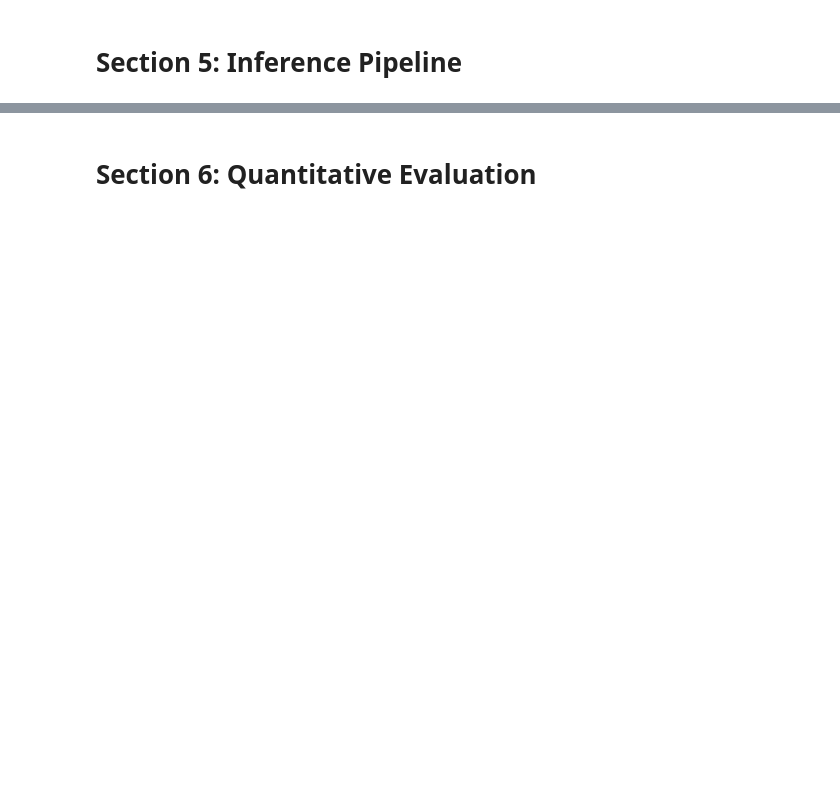
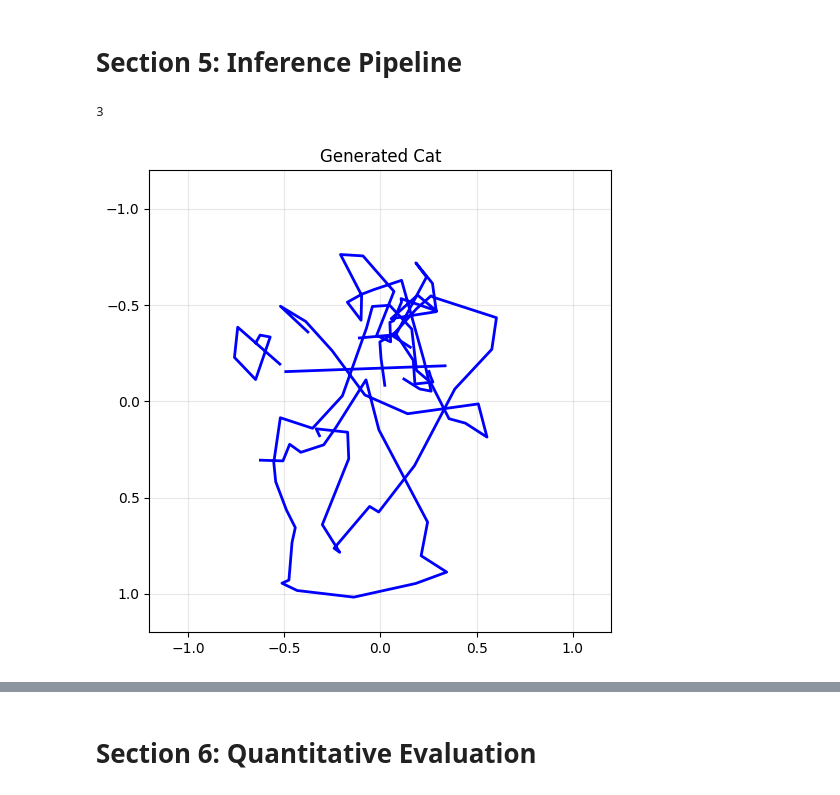
Before and after one commit to CaganKiper/myth-case-study, a Jupyter notebook: Technical_Assignment/Technical_Assignment.ipynb, the cells around one changed output, grey strips where cells are left out. Drawn from its saved outputs; the diff is of its cells as text; code cells hidden in the pictures; blank space fills up the shorter version.

```diff
--- a/Technical_Assignment/Technical_Assignment.ipynb
+++ b/Technical_Assignment/Technical_Assignment.ipynb
@@ -689,24 +764,36 @@ class NoiseSchedule:
         # Calculations for posterior q(x_{t-1} | x_t, x_0)
         self.posterior_variance = self.betas * (1. - self.alphas_cumprod_prev) / (1. - self.alphas_cumprod)
 
+    def to(self, device):
+        self.betas = self.betas.to(device)
+        self.alphas = self.alphas.to(device)
+        self.alphas_cumprod = self.alphas_cumprod.to(device)
+        self.sqrt_alphas_cumprod = self.sqrt_alphas_cumprod.to(device)
+        self.sqrt_one_minus_alphas_cumprod = self.sqrt_one_minus_alphas_cumprod.to(device)
+        return self
+
 noise_schedule = NoiseSchedule()
 # %%
 def forward_diffusion(x0, t, noise_schedule):
-    """Add noise to data according to diffusion schedule"""
+    """Forward diffusion process"""
+    batch_size = x0.shape[0]
     device = x0.device
 
+    # Ensure noise schedule is on the same device
+    noise_schedule = noise_schedule.to(device)
+
     # Get noise schedule values
-    sqrt_alphas_cumprod_t = noise_schedule.sqrt_alphas_cumprod[t].to(device)
-    sqrt_one_minus_alphas_cumprod_t = noise_schedule.sqrt_one_minus_alphas_cumprod[t].to(device)
+    sqrt_alphas_cumprod_t = noise_schedule.sqrt_alphas_cumprod[t]
+    sqrt_one_minus_alphas_cumprod_t = noise_schedule.sqrt_one_minus_alphas_cumprod[t]
 
     # Reshape for broadcasting
-    sqrt_alphas_cumprod_t = sqrt_alphas_cumprod_t.reshape(-1, 1, 1)
-    sqrt_one_minus_alphas_cumprod_t = sqrt_one_minus_alphas_cumprod_t.reshape(-1, 1, 1)
+    sqrt_alphas_cumprod_t = sqrt_alphas_cumprod_t.view(batch_size, 1, 1)
+    sqrt_one_minus_alphas_cumprod_t = sqrt_one_minus_alphas_cumprod_t.view(batch_size, 1, 1)
 
     # Sample noise
     noise = torch.randn_like(x0)
 
-    # Add noise
+    # Apply noise
     x_t = sqrt_alphas_cumprod_t * x0 + sqrt_one_minus_alphas_cumprod_t * noise
 
     return x_t, noise
@@ -727,7 +819,7 @@ def diffusion_loss(model, x0, noise_schedule, device):
     """Calculate diffusion loss"""
     batch_size = x0.shape[0]
 
-    # Sample timesteps
+    # Sample random timesteps
     t = torch.randint(0, noise_schedule.num_timesteps, (batch_size,), device=device)
 
     # Add noise
@@ -737,7 +829,7 @@ def diffusion_loss(model, x0, noise_schedule, device):
     predicted_noise = model(x_t, t)
 
     # Calculate loss (MSE between actual and predicted noise)
-    loss = F.mse_loss(predicted_noise, noise)
+    loss = nn.functional.mse_loss(predicted_noise, noise)
 
     return loss
 # %%
@@ -962,15 +1105,17 @@ print("All models saved to ./models/ directory")
 # Section 5: Inference Pipeline
 # %%
 # Load all three models
-models = {}
+models_list = {}
 for category in ['cat', 'bus', 'rabbit']:
     model = SketchDiffusionModel(d_model=256, nhead=8, num_layers=6).to(device)
     checkpoint = torch.load(f'./models/{category}_model.pth', map_location=device)
     model.load_state_dict(checkpoint['model_state_dict'])
     model.eval()
-    models[category] = model
+    models_list[category] = model
 
-len(models)
+len(models_list)
+# %% [output]
+3
 # %%
 @torch.no_grad()
 def denoise_step(model, x_t, t, noise_schedule):
@@ -1040,6 +1185,8 @@ def plot_sketch(sequence, title="Generated Sketch"):
     plt.grid(True, alpha=0.3)
     plt.show()
 # %%
-cat_sample = generate_sample(models['cat'], noise_schedule)
+cat_sample = generate_sample(models_list['cat'], noise_schedule)
 plot_sketch(cat_sample, "Generated Cat")
+# %% [output]
+[figure, added]
 # %%
```
Also changed, not shown: parts of 54 cells of this notebook.
